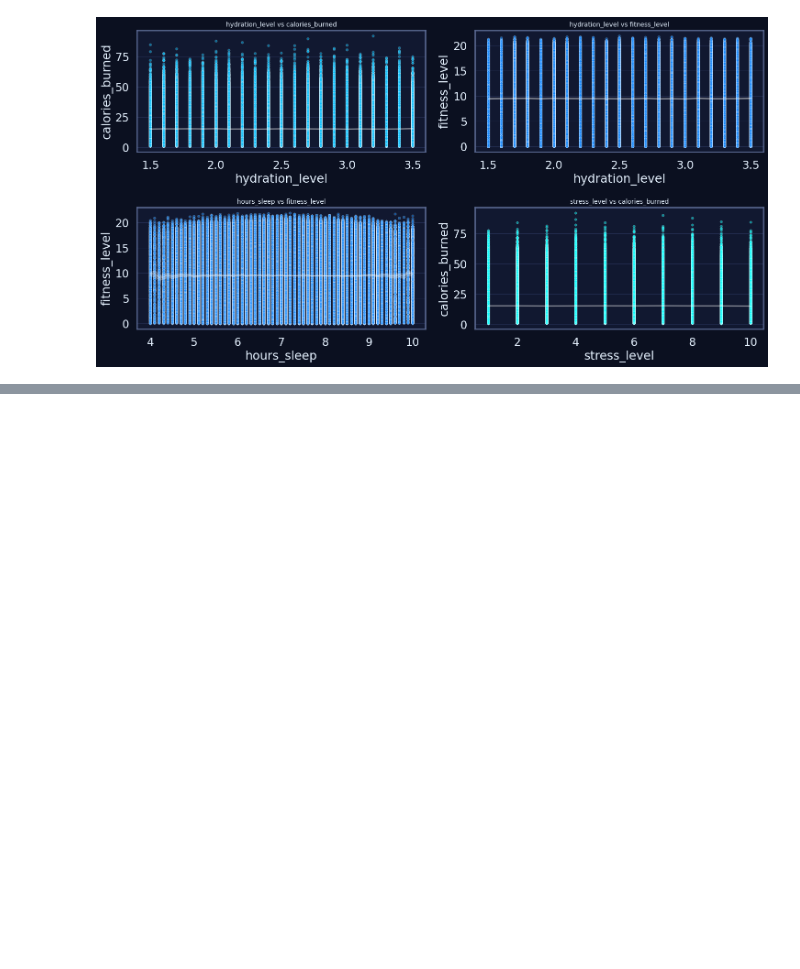
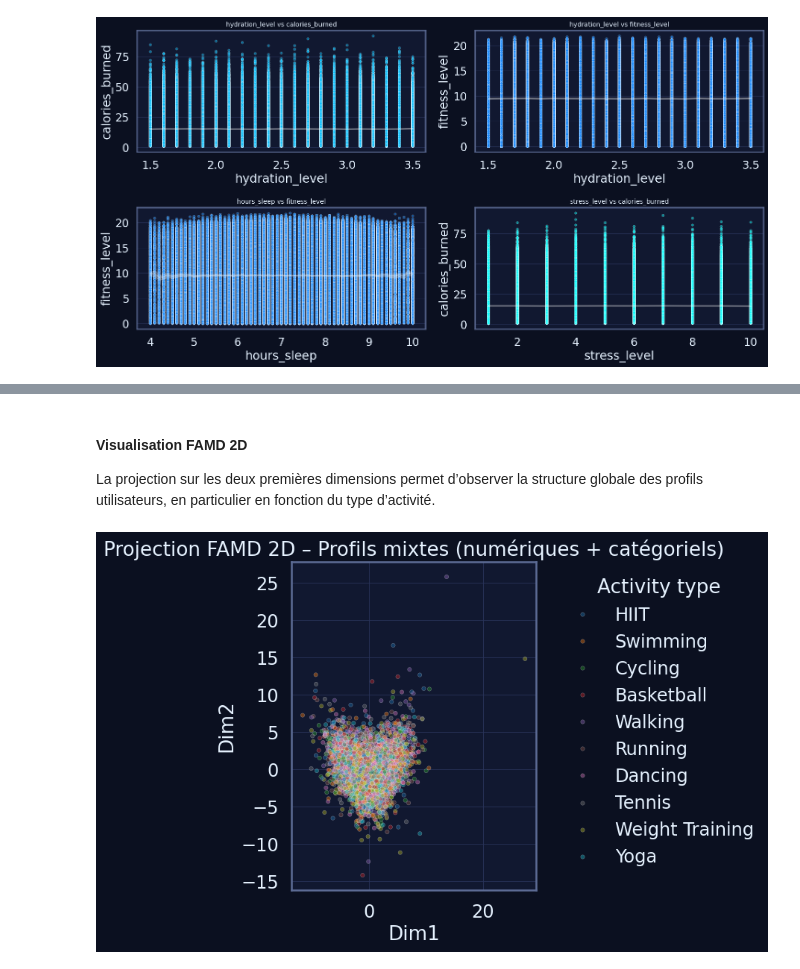
Before and after one commit to happy-developer/train.me, a Jupyter notebook: src/notebooks/eda/health_fitness_dataset/eda_health_fitness_dataset.ipynb, the cells around one changed output, grey strips where cells are left out. Cells and saved outputs as stored; diff of their text form; code cells hidden in the pictures; blank space fills up the shorter version.

Commit message:
EDA - health_fitness_dataset - Analyse multivariée (PCA - MCA – FAMD et FA  simplifiée)

```diff
--- a/src/notebooks/eda/health_fitness_dataset/eda_health_fitness_dataset.ipynb
+++ b/src/notebooks/eda/health_fitness_dataset/eda_health_fitness_dataset.ipynb
@@ -600,0 +968,37 @@ plt.show()
+# %% [markdown]
+#### Visualisation FAMD 2D
+
+La projection sur les deux premières dimensions permet d’observer la structure globale
+des profils utilisateurs, en particulier en fonction du type d’activité.
+# %%
+# Récupération des deux premières dimensions
+coords_2d = famd_components.iloc[:, :2].copy()
+coords_2d.columns = ["Dim1", "Dim2"]
+
+# Ajout du type d'activité pour la coloration
+if "activity_type" in df.columns:
+    coords_2d["activity_type"] = df.loc[coords_2d.index, "activity_type"]
+else:
+    coords_2d["activity_type"] = "Unknown"
+
+# Échantillon pour garder une figure lisible
+sample_size = min(5000, len(coords_2d))
+coords_plot = coords_2d.sample(n=sample_size, random_state=42)
+
+plt.figure(figsize=(8, 6))
+sns.scatterplot(
+    data=coords_plot,
+    x="Dim1",
+    y="Dim2",
+    hue="activity_type",
+    alpha=0.4,
+    s=15,
+    palette="tab10",
+)
+plt.title("Projection FAMD 2D – Profils mixtes (numériques + catégoriels)")
+plt.legend(bbox_to_anchor=(1.05, 1), loc="upper left", title="Activity type")
+plt.grid(True)
+plt.tight_layout()
+plt.show()
+# %% [output]
+[figure, added]
```
Also changed, not shown: parts of 30 cells of this notebook, 1 other file.
